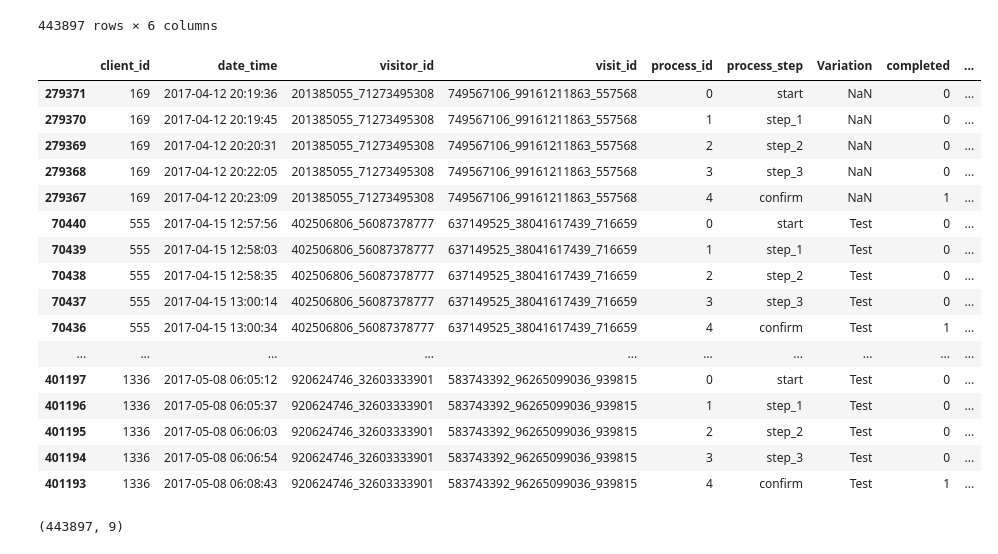
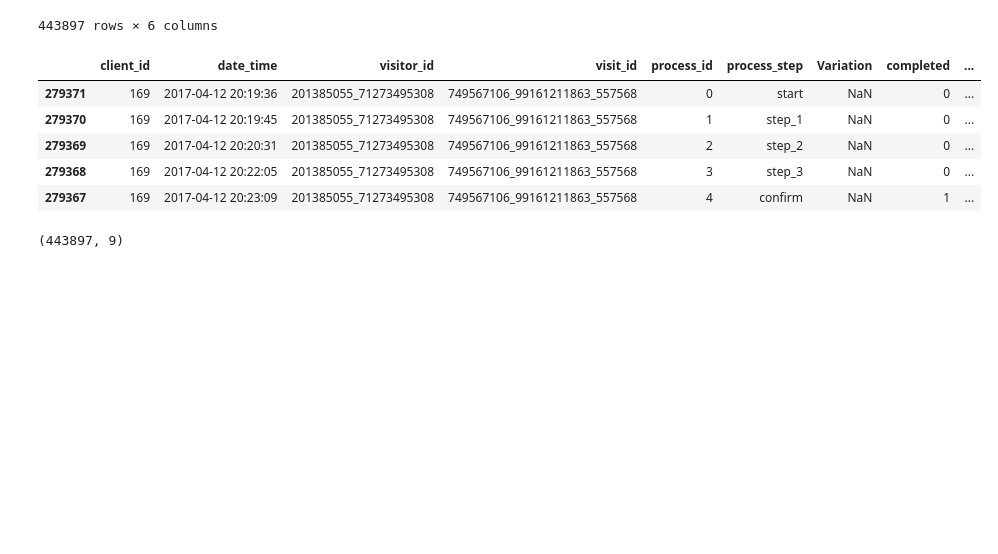
Before and after one commit to samyak-anand/Vanguard_customer_experience_EDA, a Jupyter notebook: Dags/new 1.ipynb, the cells around one changed output. Saved outputs shown, nothing was run; the diff lists cells and outputs as text; code cells hidden in the pictures; blank space fills up the shorter version.

```diff
--- a/Dags/new 1.ipynb
+++ b/Dags/new 1.ipynb
@@ -138,25 +138,14 @@ df_merged = df_client_exp.merge(grouped_df, on=['client_id','visit_id', 'date_ti
 
 df_merged = df_merged.sort_values(by=['client_id','visit_id', 'date_time'])
 # %%
-df_merged.head(60)
+df_merged.head()
 # %% [output]
 |  | client_id | date_time | visitor_id | visit_id | process_id | process_step | Variation | completed | ... |
 | 279371 | 169 | 2017-04-12 20:19:36 | 201385055_71273495308 | 749567106_99161211863_557568 | 0 | start | NaN | 0 | ... |
 | 279370 | 169 | 2017-04-12 20:19:45 | 201385055_71273495308 | 749567106_99161211863_557568 | 1 | step_1 | NaN | 0 | ... |
 | 279369 | 169 | 2017-04-12 20:20:31 | 201385055_71273495308 | 749567106_99161211863_557568 | 2 | step_2 | NaN | 0 | ... |
 | 279368 | 169 | 2017-04-12 20:22:05 | 201385055_71273495308 | 749567106_99161211863_557568 | 3 | step_3 | NaN | 0 | ... |
 | 279367 | 169 | 2017-04-12 20:23:09 | 201385055_71273495308 | 749567106_99161211863_557568 | 4 | confirm | NaN | 1 | ... |
-| 70440 | 555 | 2017-04-15 12:57:56 | 402506806_56087378777 | 637149525_38041617439_716659 | 0 | start | Test | 0 | ... |
-| 70439 | 555 | 2017-04-15 12:58:03 | 402506806_56087378777 | 637149525_38041617439_716659 | 1 | step_1 | Test | 0 | ... |
-| 70438 | 555 | 2017-04-15 12:58:35 | 402506806_56087378777 | 637149525_38041617439_716659 | 2 | step_2 | Test | 0 | ... |
-| 70437 | 555 | 2017-04-15 13:00:14 | 402506806_56087378777 | 637149525_38041617439_716659 | 3 | step_3 | Test | 0 | ... |
-| 70436 | 555 | 2017-04-15 13:00:34 | 402506806_56087378777 | 637149525_38041617439_716659 | 4 | confirm | Test | 1 | ... |
-| ... | ... | ... | ... | ... | ... | ... | ... | ... | ... |
-| 401197 | 1336 | 2017-05-08 06:05:12 | 920624746_32603333901 | 583743392_96265099036_939815 | 0 | start | Test | 0 | ... |
-| 401196 | 1336 | 2017-05-08 06:05:37 | 920624746_32603333901 | 583743392_96265099036_939815 | 1 | step_1 | Test | 0 | ... |
-| 401195 | 1336 | 2017-05-08 06:06:03 | 920624746_32603333901 | 583743392_96265099036_939815 | 2 | step_2 | Test | 0 | ... |
-| 401194 | 1336 | 2017-05-08 06:06:54 | 920624746_32603333901 | 583743392_96265099036_939815 | 3 | step_3 | Test | 0 | ... |
-| 401193 | 1336 | 2017-05-08 06:08:43 | 920624746_32603333901 | 583743392_96265099036_939815 | 4 | confirm | Test | 1 | ... |
 # %%
 df_merged.shape
 # %% [output]
```
Also changed, not shown: parts of 8 cells of this notebook, 16 other files.
